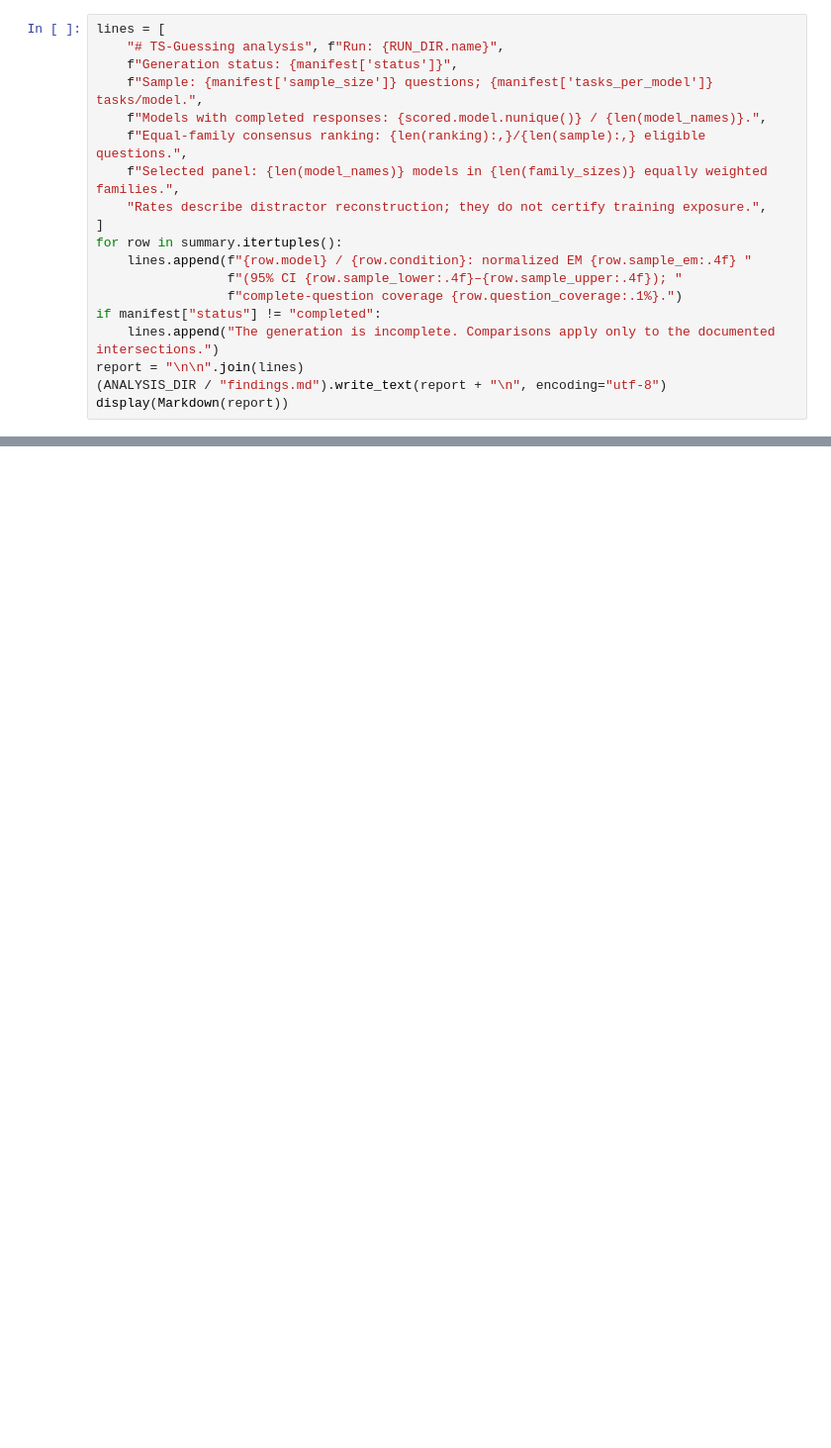
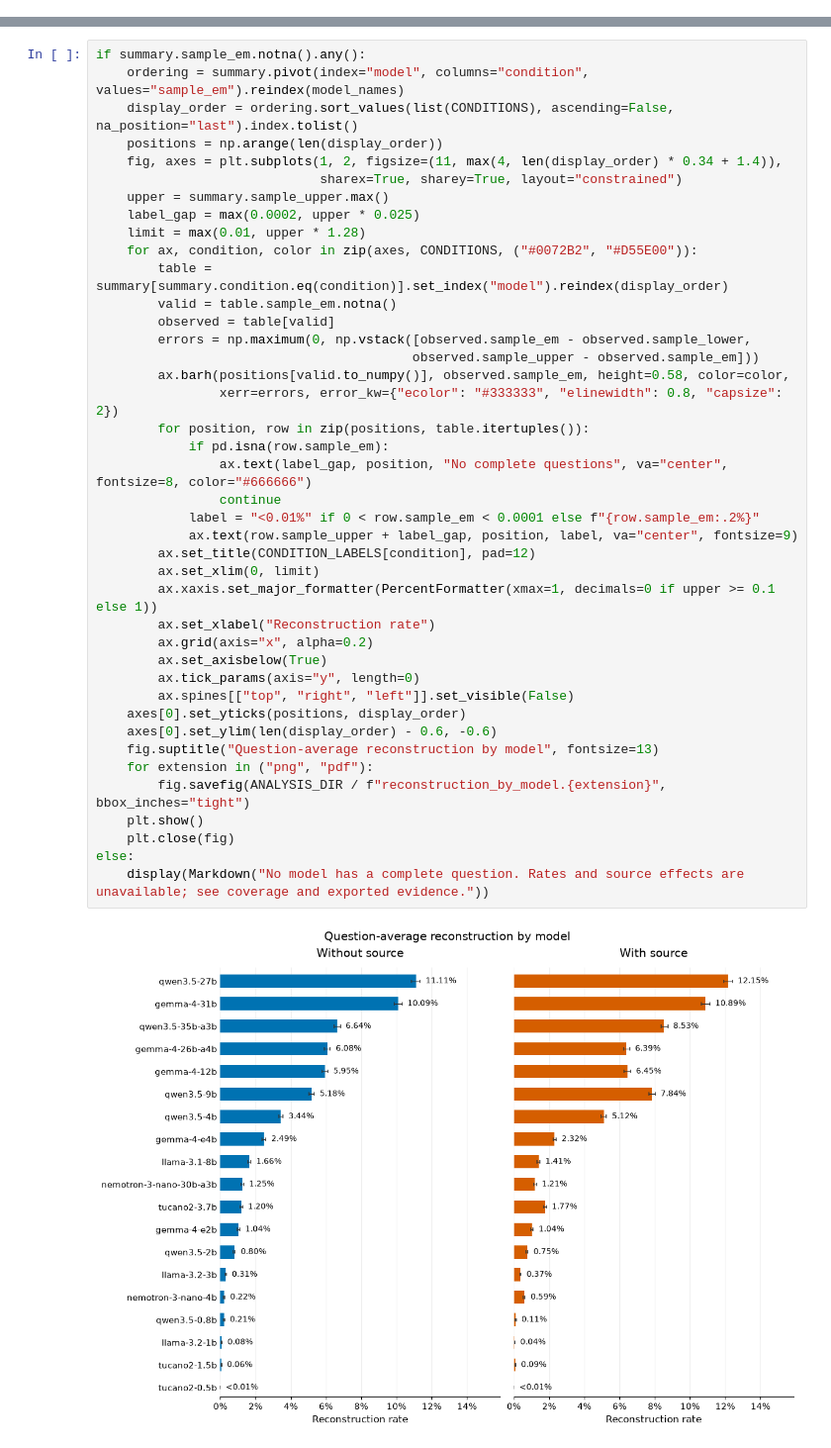
Before and after one commit to ark-aiml-research/mmlu-pt, a Jupyter notebook: ablations/contamination/ts_guessing/analysis.ipynb, the cells around one changed output, grey strips where cells are left out. Shown at 99% size. Drawn from its saved outputs; the diff is of its cells as text; blank space fills up the shorter version.

```diff
--- a/ablations/contamination/ts_guessing/analysis.ipynb
+++ b/ablations/contamination/ts_guessing/analysis.ipynb
@@ -931,19 +168,0 @@ and predictability diagnostics before assigning meaning to differences between m
-# %%
-lines = [
-    "# TS-Guessing analysis", f"Run: {RUN_DIR.name}",
-    f"Generation status: {manifest['status']}",
-    f"Sample: {manifest['sample_size']} questions; {manifest['tasks_per_model']} tasks/model.",
-    f"Models with completed responses: {scored.model.nunique()} / {len(model_names)}.",
-    f"Equal-family consensus ranking: {len(ranking):,}/{len(sample):,} eligible questions.",
-    f"Selected panel: {len(model_names)} models in {len(family_sizes)} equally weighted families.",
-    "Rates describe distractor reconstruction; they do not certify training exposure.",
-]
-for row in summary.itertuples():
-    lines.append(f"{row.model} / {row.condition}: normalized EM {row.sample_em:.4f} "
-                 f"(95% CI {row.sample_lower:.4f}–{row.sample_upper:.4f}); "
-                 f"complete-question coverage {row.question_coverage:.1%}.")
-if manifest["status"] != "completed":
-    lines.append("The generation is incomplete. Comparisons apply only to the documented intersections.")
-report = "\n\n".join(lines)
-(ANALYSIS_DIR / "findings.md").write_text(report + "\n", encoding="utf-8")
-display(Markdown(report))
@@ -1010,0 +231,43 @@ qwen3.5-0.8b / without_source: normalized EM 0.0021 (95% CI 0.0018–0.0024); co
+# %%
+if summary.sample_em.notna().any():
+    ordering = summary.pivot(index="model", columns="condition", values="sample_em").reindex(model_names)
+    display_order = ordering.sort_values(list(CONDITIONS), ascending=False, na_position="last").index.tolist()
+    positions = np.arange(len(display_order))
+    fig, axes = plt.subplots(1, 2, figsize=(11, max(4, len(display_order) * 0.34 + 1.4)),
+                             sharex=True, sharey=True, layout="constrained")
+    upper = summary.sample_upper.max()
+    label_gap = max(0.0002, upper * 0.025)
+    limit = max(0.01, upper * 1.28)
+    for ax, condition, color in zip(axes, CONDITIONS, ("#0072B2", "#D55E00")):
+        table = summary[summary.condition.eq(condition)].set_index("model").reindex(display_order)
+        valid = table.sample_em.notna()
+        observed = table[valid]
+        errors = np.maximum(0, np.vstack([observed.sample_em - observed.sample_lower,
+                                         observed.sample_upper - observed.sample_em]))
+        ax.barh(positions[valid.to_numpy()], observed.sample_em, height=0.58, color=color,
+                xerr=errors, error_kw={"ecolor": "#333333", "elinewidth": 0.8, "capsize": 2})
+        for position, row in zip(positions, table.itertuples()):
+            if pd.isna(row.sample_em):
+                ax.text(label_gap, position, "No complete questions", va="center", fontsize=8, color="#666666")
+                continue
+            label = "<0.01%" if 0 < row.sample_em < 0.0001 else f"{row.sample_em:.2%}"
+            ax.text(row.sample_upper + label_gap, position, label, va="center", fontsize=9)
+        ax.set_title(CONDITION_LABELS[condition], pad=12)
+        ax.set_xlim(0, limit)
+        ax.xaxis.set_major_formatter(PercentFormatter(xmax=1, decimals=0 if upper >= 0.1 else 1))
+        ax.set_xlabel("Reconstruction rate")
+        ax.grid(axis="x", alpha=0.2)
+        ax.set_axisbelow(True)
+        ax.tick_params(axis="y", length=0)
+        ax.spines[["top", "right", "left"]].set_visible(False)
+    axes[0].set_yticks(positions, display_order)
+    axes[0].set_ylim(len(display_order) - 0.6, -0.6)
+    fig.suptitle("Question-average reconstruction by model", fontsize=13)
+    for extension in ("png", "pdf"):
+        fig.savefig(ANALYSIS_DIR / f"reconstruction_by_model.{extension}", bbox_inches="tight")
+    plt.show()
+    plt.close(fig)
+else:
+    display(Markdown("No model has a complete question. Rates and source effects are unavailable; see coverage and exported evidence."))
+# %% [output]
+[figure, added]
```
Also changed, not shown: parts of 31 cells of this notebook, 1 other file.
